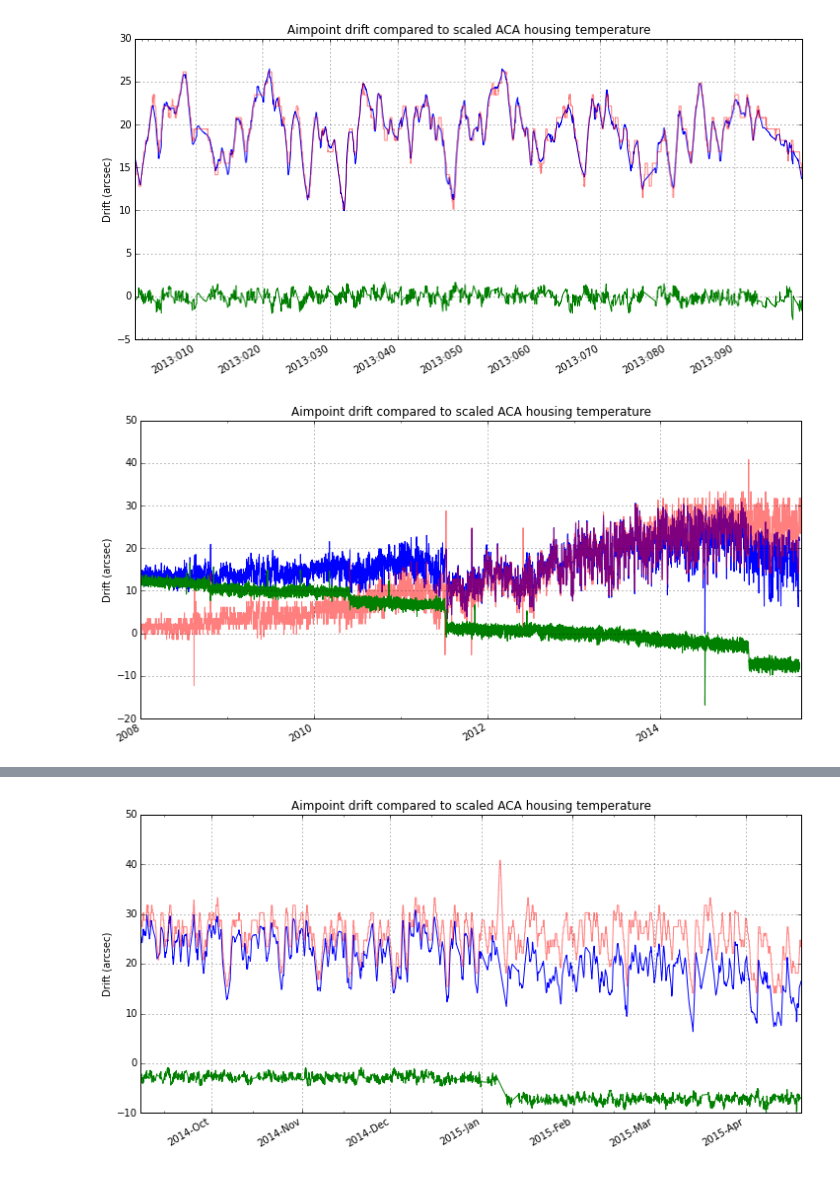
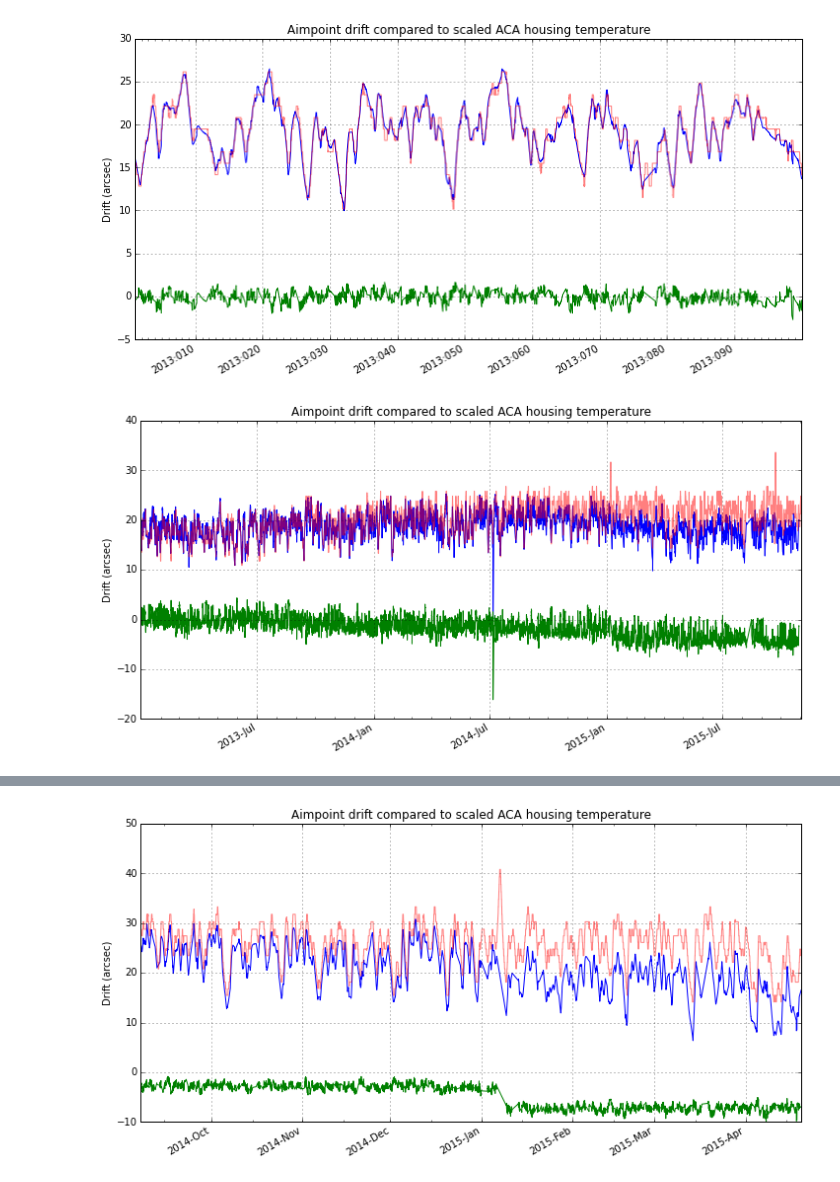
Before and after one commit to sot/aimpoint_mon, a Jupyter notebook: aimpoint_jumps.ipynb, the cells around one changed output, grey strips where cells are left out. Drawn from its saved outputs; the diff is of its cells as text; code cells hidden in the pictures.

Commit message:
Update aimpoint_jumps to get numerical values of jumps

```diff
--- a/aimpoint_jumps.ipynb
+++ b/aimpoint_jumps.ipynb
@@ -9,7 +9,7 @@ from Ska.Matplotlib import plot_cxctime
 from Ska.Numpy import interpolate
 %matplotlib inline
 # %%
-h5 = tables.openFile('aimpoint/aimpoint_asol_values.h5')
+h5 = tables.openFile('/proj/sot/ska/data/aimpoint_mon/aimpoint_asol_values.h5')
 adat = h5.root.data[:]
 h5.close()
 # %%
@@ -18,3 +18,4 @@ asol = asol[asol['time'] > Time('2008:001').cxcsec]
 asol['dy'] *= 20
 asol['dz'] *= 20
 asol.colnames
+asol.sort('time')
@@ -38,0 +38,9 @@ plot_cxctime(aok['time'], aok['dz']);
+# %%
+t0 = Time('2015:200').cxcsec
+i0 = np.searchsorted(aok['time'], t0)
+aok2 = aok[i0:]
+plt.figure()
+plot_cxctime(aok2['time'], aok2['dy']);
+i1 = np.searchsorted(acht.times, t0)
+plt.figure()
+plot_cxctime(acht.times[i1:], acht.vals[i1:]);
@@ -43,13 +54,17 @@ def plot_aimpoint_aca_temp(axis, scale, start='2011:200', stop=None):
     ok = (asol['time'] > t0) & (asol['time'] < t1)
     offset = np.median(asol[axis][ok])
 
-    tstart = Time(start).cxcsec
-    tstop = Time.now().cxcsec if (stop is None) else Time(stop).cxcsec
+    start = Time(start)
+    stop = Time.now() if (stop is None) else Time(stop)
+    tstart = start.cxcsec
+    tstop = stop.cxcsec
 
     ok = (asol['time'] > tstart) & (asol['time'] < tstop)
     aok = asol[ok]
     plt.figure(figsize=(12, 6))
     plot_cxctime(aok['time'], aok[axis], 'b-')
+    print('Mean asol {} value between {} and {} is {:.2f} arcsec'
+          .format(axis, start.yday, stop.yday, np.mean(aok[axis])))
 
     model = Table([acht.times, acht.vals], names=('time', 'raw_y'))
     ok = (model['time'] > t0) & (model['time'] < t1)
@@ -70,6 +85,6 @@ plot_aimpoint_aca_temp('dy', 0.1 * 20, start='2013:001', stop='2013:100')
 # %% [output]
 [figure]
 # %%
-plot_aimpoint_aca_temp('dy', 0.1 * 20, start='2008:001')
+plot_aimpoint_aca_temp('dz', 0.065 * 20, start='2013:001')
 # %% [output]
-[figure, old version]
+[figure, new version]
```
Also changed, not shown: parts of 8 cells of this notebook.
